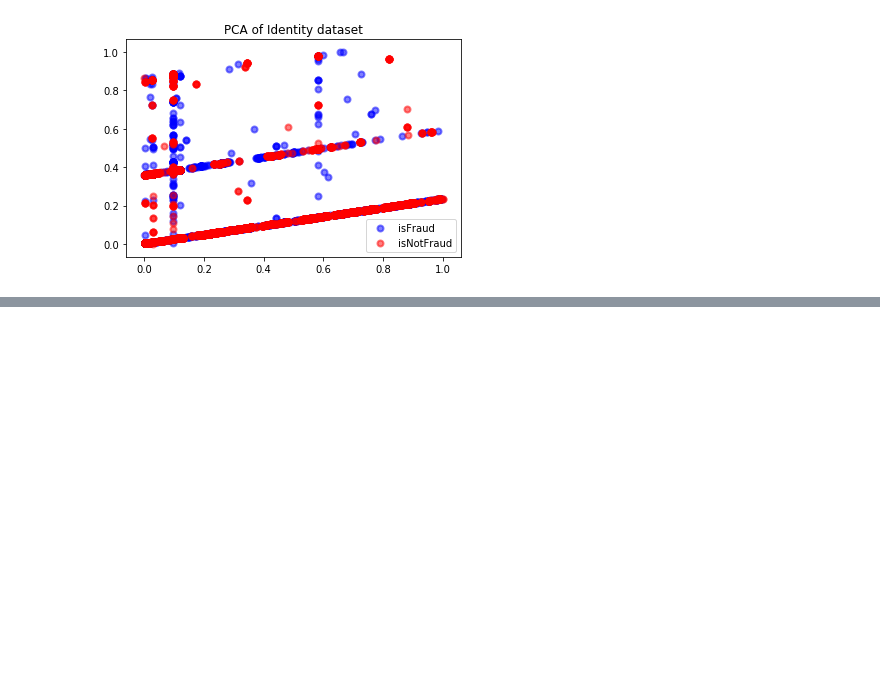
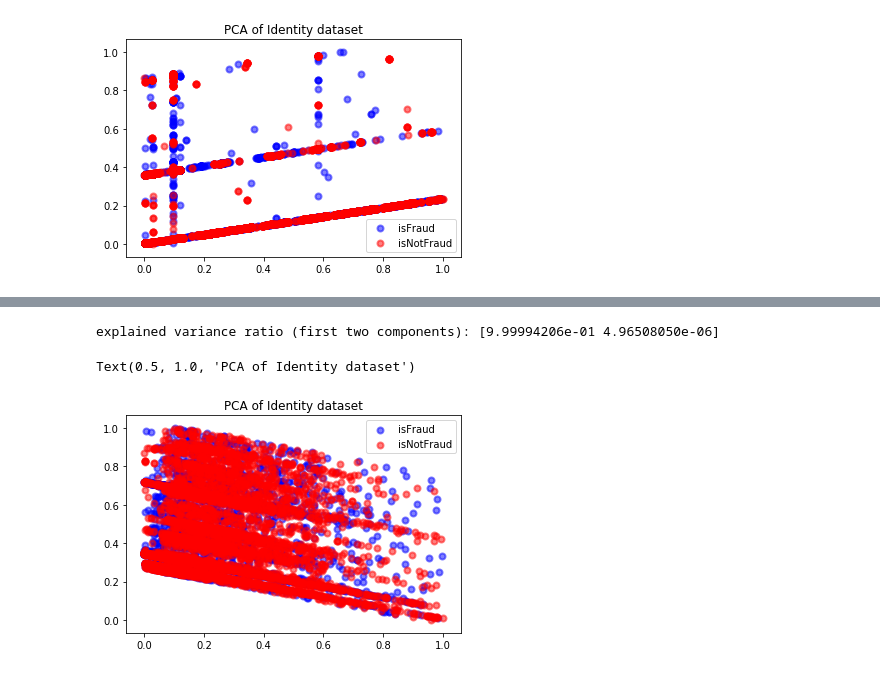
Before and after one commit to twbruce4/APM-Fraud-Detection-Project, a Jupyter notebook: Models/PCA Identity Dataset.ipynb, the cells around one changed output, grey strips where cells are left out. Drawn from its saved outputs; the diff is of its cells as text; code cells hidden in the pictures; blank space fills up the shorter version.

```diff
--- a/Models/PCA Identity Dataset.ipynb
+++ b/Models/PCA Identity Dataset.ipynb
@@ -52,0 +110,33 @@ Text(0.5, 1.0, 'PCA of Identity dataset')
+# %%
+pca = PCA(n_components=2)
+X_cut_subset = X_cut[['id_01', 'id_02','DeviceInfo', 'id_20', 'id_35', 'id_06', 'id_19', 'id_05',\
+                     'id_13']]
+#X_cut_subset = X_cut
+X_r = pca.fit(X_cut_subset).transform(X_cut_subset)
+
+mm_scaler = preprocessing.MinMaxScaler()
+X_train_minmax = mm_scaler.fit_transform(X_r)
+#mm_scaler.transform(X_test)
+
+
+
+# Percentage of variance explained for each components
+print('explained variance ratio (first two components): %s'
+      % str(pca.explained_variance_ratio_))
+
+plt.figure()
+colors = ['navy', 'turquoise', 'darkorange']
+lw = 2
+
+#or x in range(1):
+plt.scatter(X_train_minmax[y == 0, 0], X_train_minmax[y == 0, 1], color='blue', alpha=.5, lw=2,
+                    label='isFraud')
+plt.scatter(X_train_minmax[y == 1, 0], X_train_minmax[y == 1, 1], color='red', alpha=.5, lw=2,
+                    label='isNotFraud')
+
+plt.legend(loc='best', shadow=False, scatterpoints=1)
+plt.title('PCA of Identity dataset')
+# %% [output]
+explained variance ratio (first two components): [9.99994206e-01 4.96508050e-06]
+Text(0.5, 1.0, 'PCA of Identity dataset')
+[figure, added]
```
Also changed, not shown: parts of 3 cells of this notebook, 1 other file.
